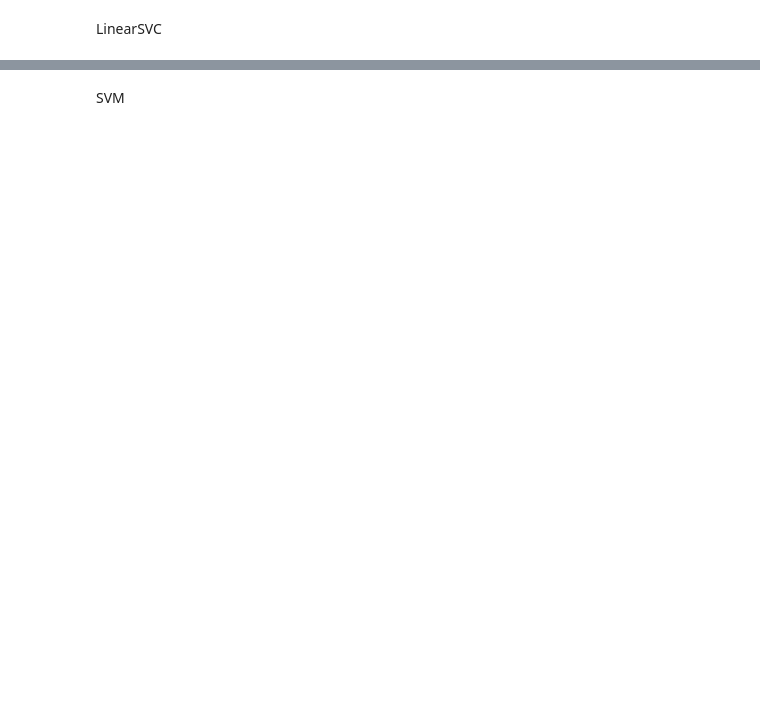
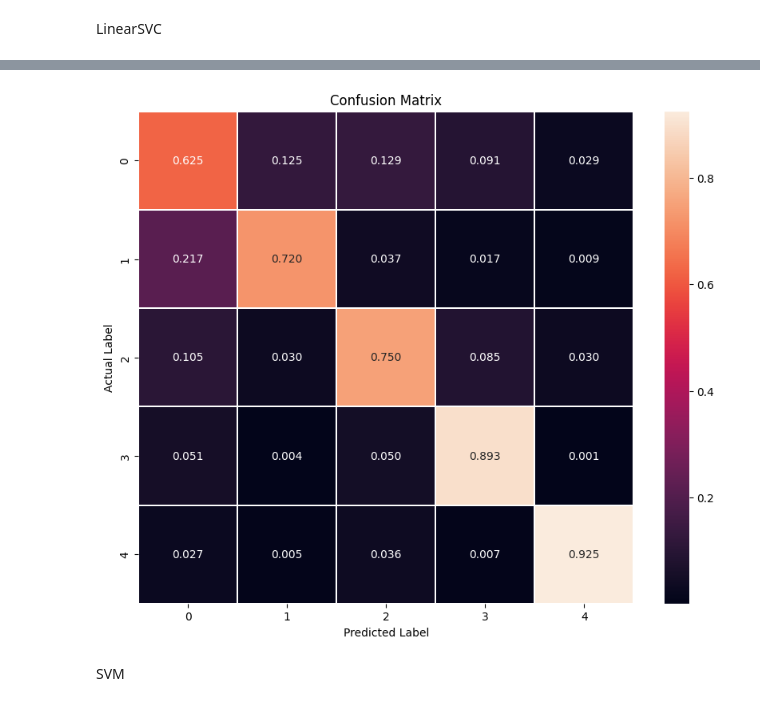
Before and after one commit to Mahim-SOL/ML_intern_task_SOL, a Jupyter notebook: Learning_task_of_SOL.ipynb, the cells around one changed output, grey strips where cells are left out. Drawn from its saved outputs; the diff is of its cells as text; code cells hidden in the pictures; blank space fills up the shorter version.

```diff
--- a/Learning_task_of_SOL.ipynb
+++ b/Learning_task_of_SOL.ipynb
@@ -560,7 +575,7 @@ scaled_df1_features = scaler_df1.transform(df1)
 # %% [markdown]
 LinearSVC
 # %%
-model_linear_svc = LinearSVC(random_state=42, dual=True, max_iter=5000)
+model_linear_svc = LinearSVC(random_state=42, max_iter=5000)
 # %%
 Model5 = Model(model_linear_svc, X_train_smotek, X_test_smotek, y_train_smotek, y_test_smotek)
 fit_model5 = Model5.model_fit(X_train_smotek, y_train_smotek)
@@ -585,3 +651,13 @@ plt.show()
+# %%
+#normalized confusion matrix plot
+plt.figure(figsize=(10,8))
+sns.heatmap(model_con_mat_5, annot=True, linewidths=0.01, fmt = '0.3f')
+plt.title("Confusion Matrix")
+plt.ylabel('Actual Label')
+plt.xlabel('Predicted Label')
+plt.show()
+# %% [output]
+[figure, added]
 # %% [markdown]
 SVM
 # %%
```
Also changed, not shown: parts of 53 cells of this notebook, 1 other file.
